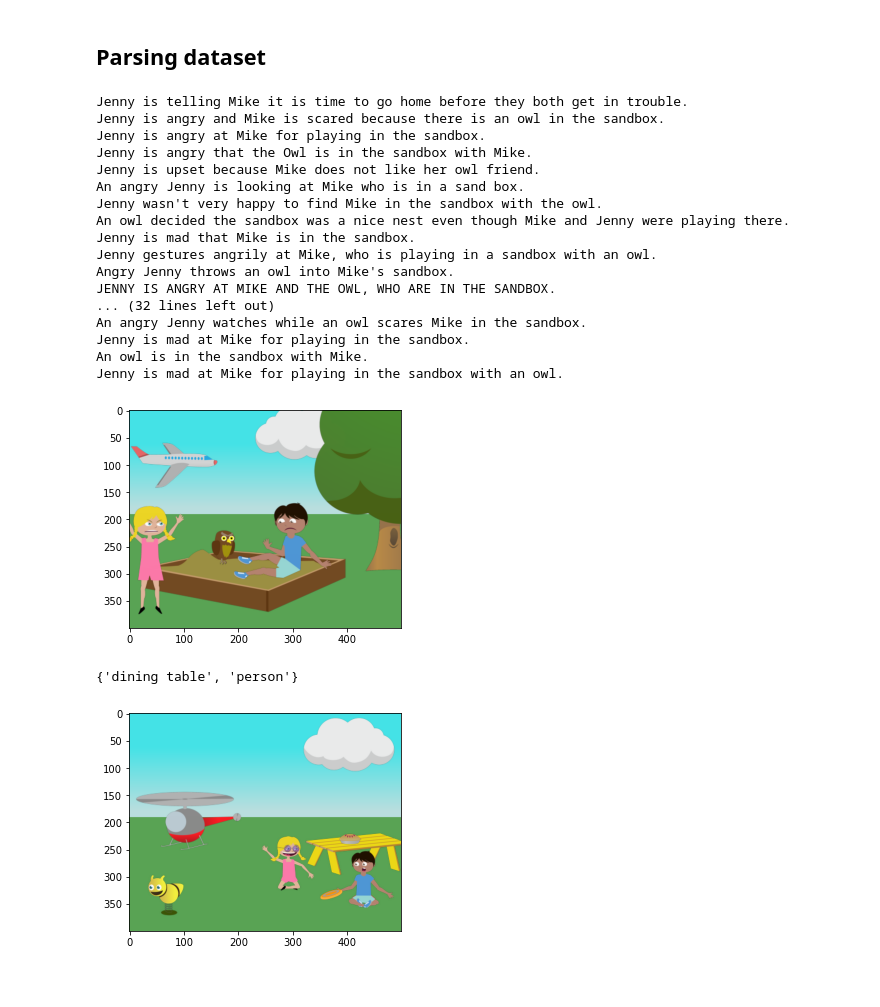
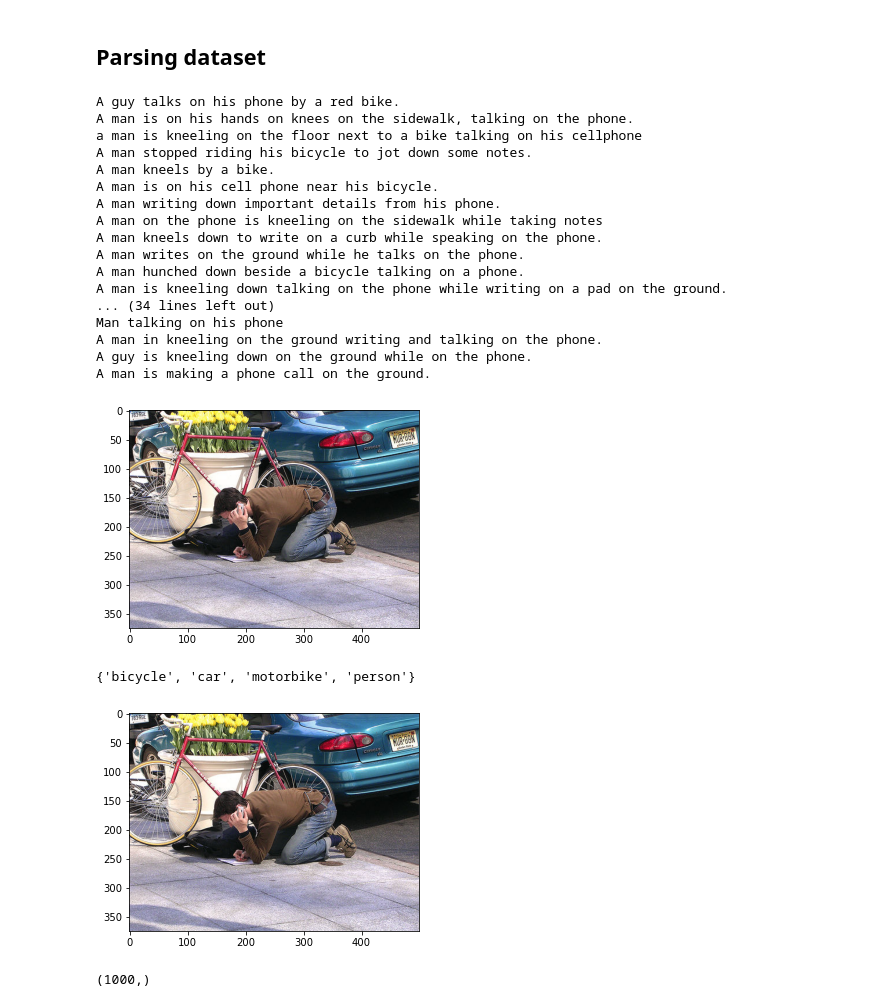
Before and after one commit to Yogesh7920/Pascal-VOC, a Jupyter notebook: main.ipynb, the cells around one changed output. Cells and saved outputs as stored; diff of their text form; code cells hidden in the pictures.

```diff
--- a/main.ipynb
+++ b/main.ipynb
@@ -25,23 +25,23 @@ INFO:tensorflow:Enabling control flow v2
 # dataset_from_raw.dataset_from_raw()
 init_processing.annots_preprocessing()
 # %%
-utils.show_example(Config.abstract50s, 3)
+utils.show_example(Config.pascal50s, 5)
 # %% [output]
-Jenny is telling Mike it is time to go home before they both get in trouble.
-Jenny is angry and Mike is scared because there is an owl in the sandbox.
-Jenny is angry at Mike for playing in the sandbox.
-Jenny is angry that the Owl is in the sandbox with Mike.
-Jenny is upset because Mike does not like her owl friend.
-An angry Jenny is looking at Mike who is in a sand box.
-Jenny wasn't very happy to find Mike in the sandbox with the owl.
-An owl decided the sandbox was a nice nest even though Mike and Jenny were playing there.
-Jenny is mad that Mike is in the sandbox.
-Jenny gestures angrily at Mike, who is playing in a sandbox with an owl.
-Angry Jenny throws an owl into Mike's sandbox.
-JENNY IS ANGRY AT MIKE AND THE OWL, WHO ARE IN THE SANDBOX.
-... (32 lines left out)
-An angry Jenny watches while an owl scares Mike in the sandbox.
-Jenny is mad at Mike for playing in the sandbox.
-An owl is in the sandbox with Mike.
-Jenny is mad at Mike for playing in the sandbox with an owl.
+A guy talks on his phone by a red bike.
+A man is on his hands on knees on the sidewalk, talking on the phone.
+a man is kneeling on the floor next to a bike talking on his cellphone
+A man stopped riding his bicycle to jot down some notes.
+A man kneels by a bike.
+A man is on his cell phone near his bicycle.
+A man writing down important details from his phone.
+A man on the phone is kneeling on the sidewalk while taking notes
+A man kneels down to write on a curb while speaking on the phone.
+A man writes on the ground while he talks on the phone.
+A man hunched down beside a bicycle talking on a phone.
+A man is kneeling down talking on the phone while writing on a pad on the ground.
+... (34 lines left out)
+Man talking on his phone
+A man in kneeling on the ground writing and talking on the phone.
+A guy is kneeling down on the ground while on the phone.
+A man is making a phone call on the ground.
-[figure, old version]
+[figure, new version]
@@ -50,6 +52,6 @@ exp_targets, targets = utils.get_targets()
 # %%
-utils.check_target(Config.abstract50s, exp_targets, 11)
+utils.check_target(Config.pascal50s, exp_targets, 5)
 # %% [output]
-{'dining table', 'person'}
+{'bicycle', 'car', 'motorbike', 'person'}
-[figure, old version]
+[figure, new version]
 # %%
@@ -56,0 +61,4 @@ images = utils.get_images(Config.abstract50s)
+# %%
+images.shape
+# %% [output]
+(1000,)
```
Also changed, not shown: parts of 7 cells of this notebook, 5 other files.
